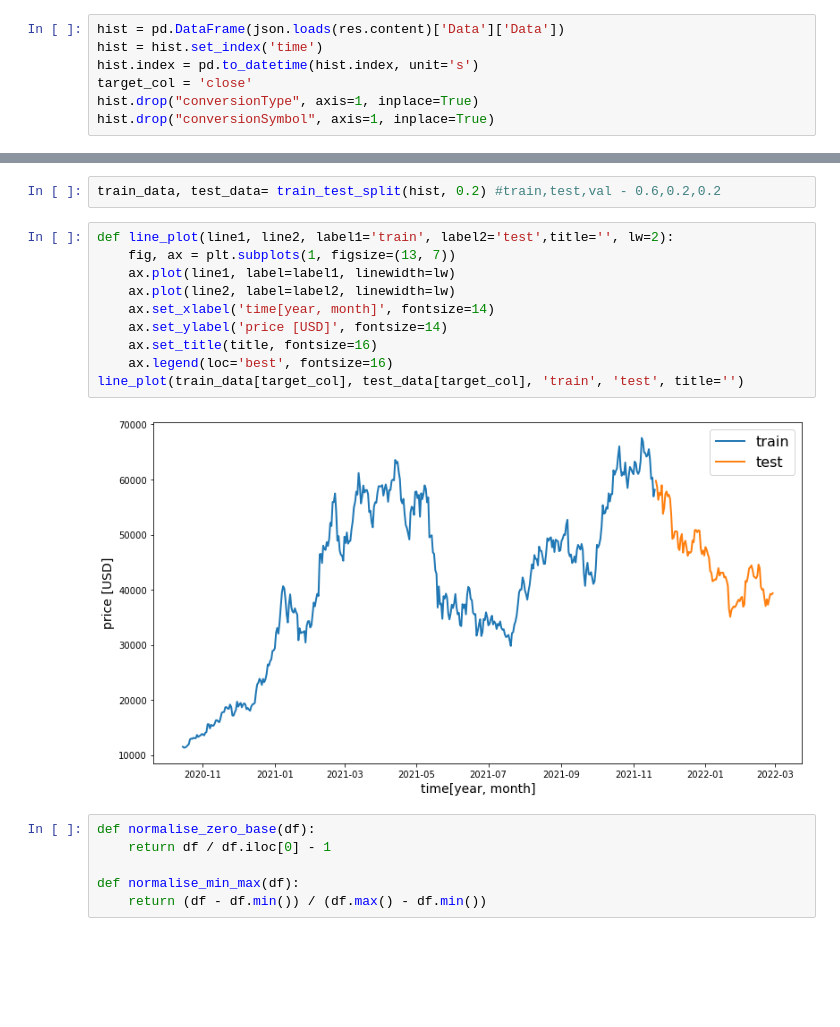
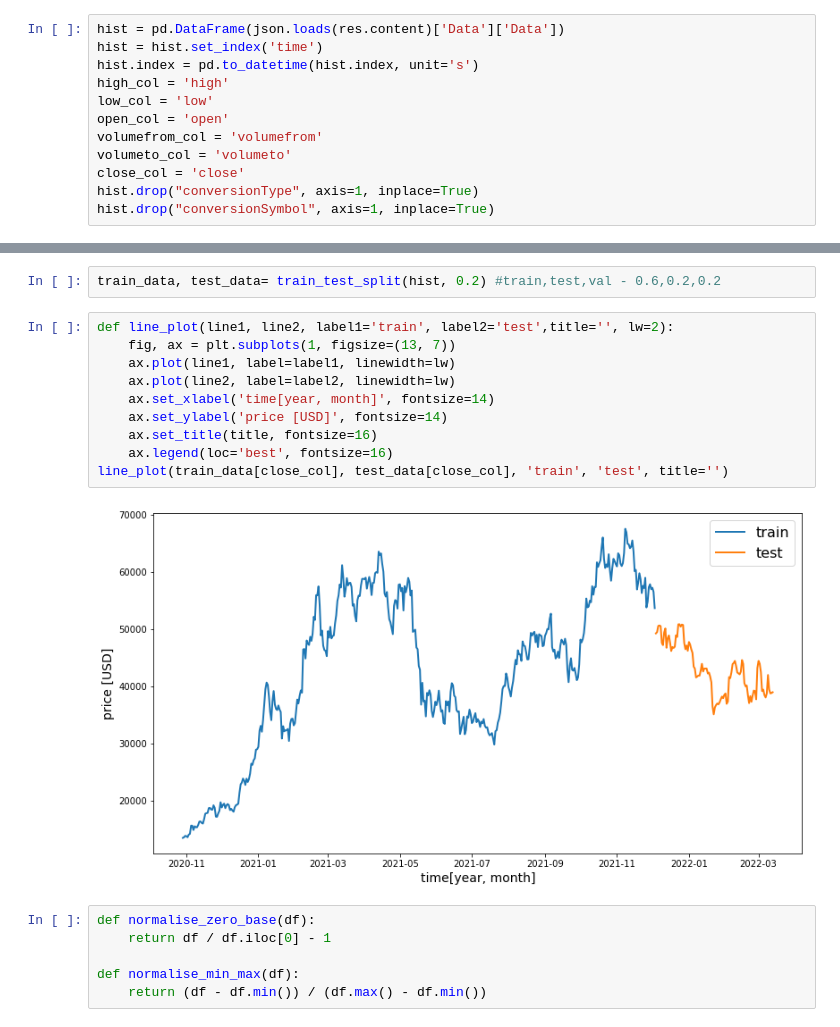
Before and after one commit to gyaanantia/crypto_price_predictor, a Jupyter notebook: LSTM/LSTM.ipynb, the cells around one changed output, grey strips where cells are left out. Cells and saved outputs as stored; diff of their text form; blank space fills up the shorter version.

Commit message:
save_data minor addition

```diff
--- a/LSTM/LSTM.ipynb
+++ b/LSTM/LSTM.ipynb
@@ -17,7 +19,12 @@ res = requests.get(endpoint + '&api_key={your_api_key}')
 hist = pd.DataFrame(json.loads(res.content)['Data']['Data'])
 hist = hist.set_index('time')
 hist.index = pd.to_datetime(hist.index, unit='s')
-target_col = 'close'
+high_col = 'high'
+low_col = 'low'
+open_col = 'open'
+volumefrom_col = 'volumefrom'
+volumeto_col = 'volumeto'
+close_col = 'close'
 hist.drop("conversionType", axis=1, inplace=True)
 hist.drop("conversionSymbol", axis=1, inplace=True)
 # %%
@@ -52,15 +59,15 @@ train_data, test_data= train_test_split(hist, 0.2) #train,test,val - 0.6,0.2,0.2
 # %%
 def line_plot(line1, line2, label1='train', label2='test',title='', lw=2):
     fig, ax = plt.subplots(1, figsize=(13, 7))
     ax.plot(line1, label=label1, linewidth=lw)
     ax.plot(line2, label=label2, linewidth=lw)
     ax.set_xlabel('time[year, month]', fontsize=14)
     ax.set_ylabel('price [USD]', fontsize=14)
     ax.set_title(title, fontsize=16)
     ax.legend(loc='best', fontsize=16)
-line_plot(train_data[target_col], test_data[target_col], 'train', 'test', title='')
+line_plot(train_data[close_col], test_data[close_col], 'train', 'test', title='')
 # %% [output]
-[figure, old version]
+[figure, new version]
 # %%
 def normalise_zero_base(df):
     return df / df.iloc[0] - 1
```
Also changed, not shown: parts of 25 cells of this notebook, 1 other file.
